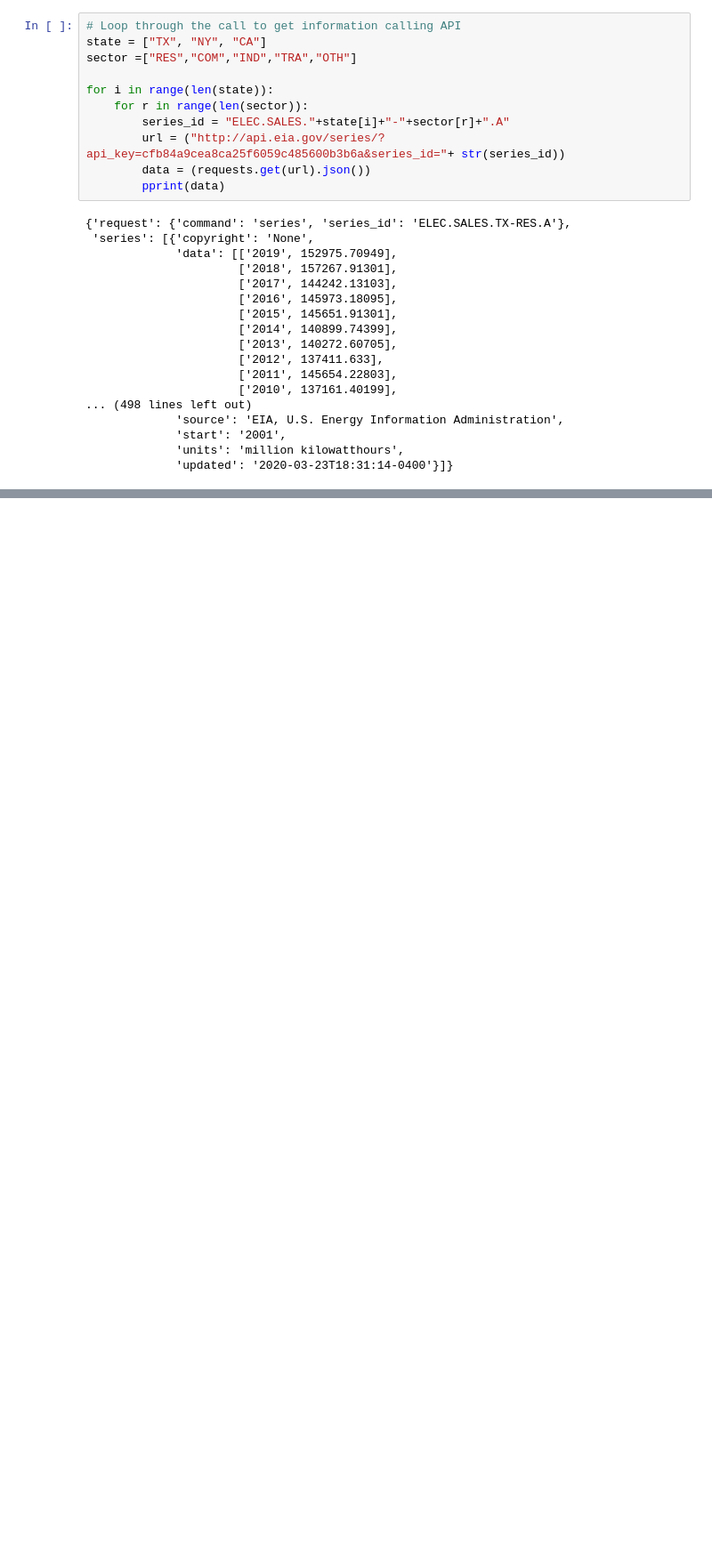
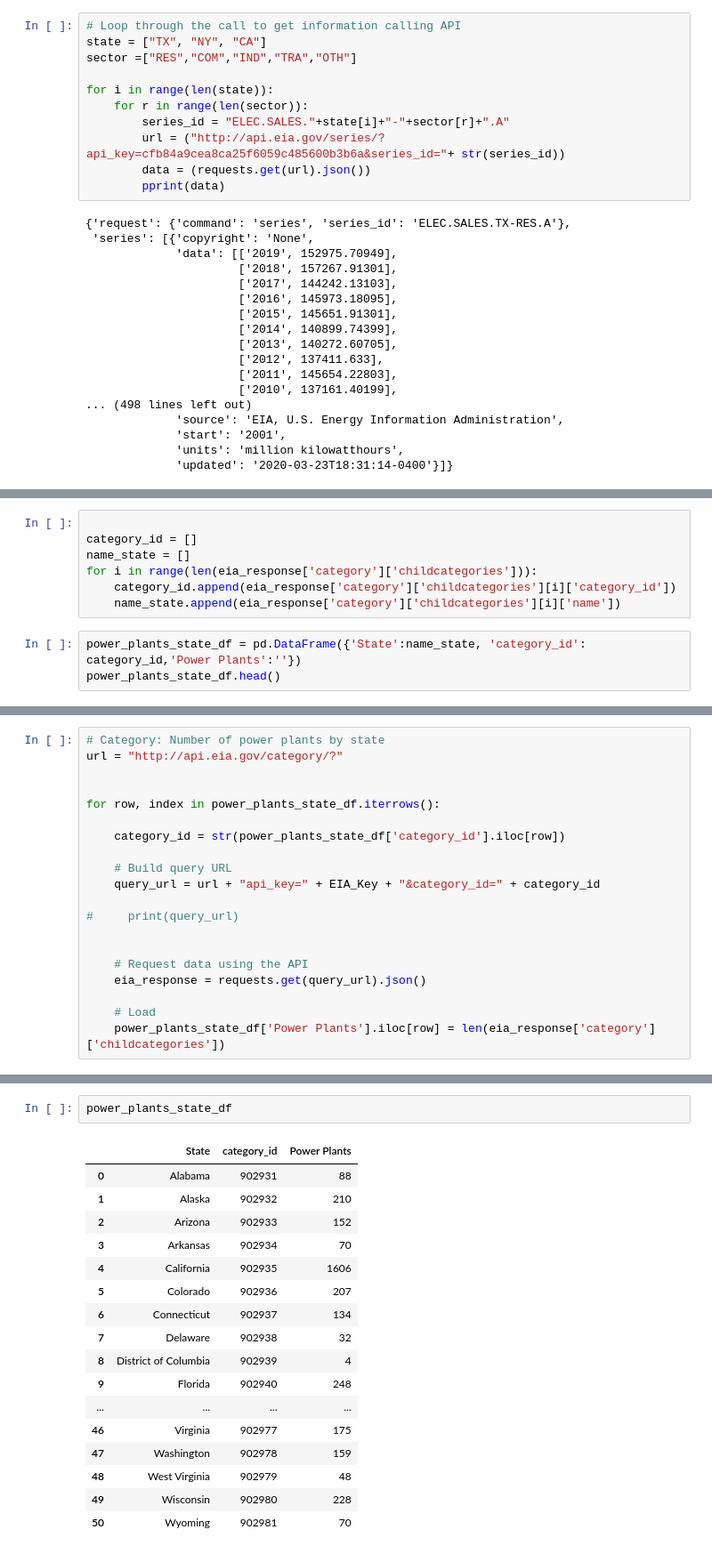
Before and after one commit to gpivaro/Project_1, a Jupyter notebook: Gabriel_Notebook.ipynb, the cells around one changed output, grey strips where cells are left out. Shown at 89% size. Saved outputs shown, nothing was run; the diff lists cells and outputs as text; blank space fills up the shorter version.

```diff
--- a/Gabriel_Notebook.ipynb
+++ b/Gabriel_Notebook.ipynb
@@ -166,0 +208,10 @@ for i in range(len(state)):
+# %%
+
+category_id = []
+name_state = []
+for i in range(len(eia_response['category']['childcategories'])):
+    category_id.append(eia_response['category']['childcategories'][i]['category_id'])
+    name_state.append(eia_response['category']['childcategories'][i]['name'])
+# %%
+power_plants_state_df = pd.DataFrame({'State':name_state, 'category_id': category_id,'Power Plants':''})
+power_plants_state_df.head()
@@ -166,0 +225,20 @@ for i in range(len(state)):
+# %%
+# Category: Number of power plants by state
+url = "http://api.eia.gov/category/?"
+
+
+for row, index in power_plants_state_df.iterrows():
+
+    category_id = str(power_plants_state_df['category_id'].iloc[row])
+
+    # Build query URL
+    query_url = url + "api_key=" + EIA_Key + "&category_id=" + category_id
+
+#     print(query_url)
+
+
+    # Request data using the API
+    eia_response = requests.get(query_url).json()
+
+    # Load
+    power_plants_state_df['Power Plants'].iloc[row] = len(eia_response['category']['childcategories'])
@@ -166,0 +250,20 @@ for i in range(len(state)):
+# %%
+power_plants_state_df
+# %% [output]
+|  | State | category_id | Power Plants |
+| 0 | Alabama | 902931 | 88 |
+| 1 | Alaska | 902932 | 210 |
+| 2 | Arizona | 902933 | 152 |
+| 3 | Arkansas | 902934 | 70 |
+| 4 | California | 902935 | 1606 |
+| 5 | Colorado | 902936 | 207 |
+| 6 | Connecticut | 902937 | 134 |
+| 7 | Delaware | 902938 | 32 |
+| 8 | District of Columbia | 902939 | 4 |
+| 9 | Florida | 902940 | 248 |
+| ... | ... | ... | ... |
+| 46 | Virginia | 902977 | 175 |
+| 47 | Washington | 902978 | 159 |
+| 48 | West Virginia | 902979 | 48 |
+| 49 | Wisconsin | 902980 | 228 |
+| 50 | Wyoming | 902981 | 70 |
```
Also changed, not shown: parts of 10 cells of this notebook, 5 other files.
